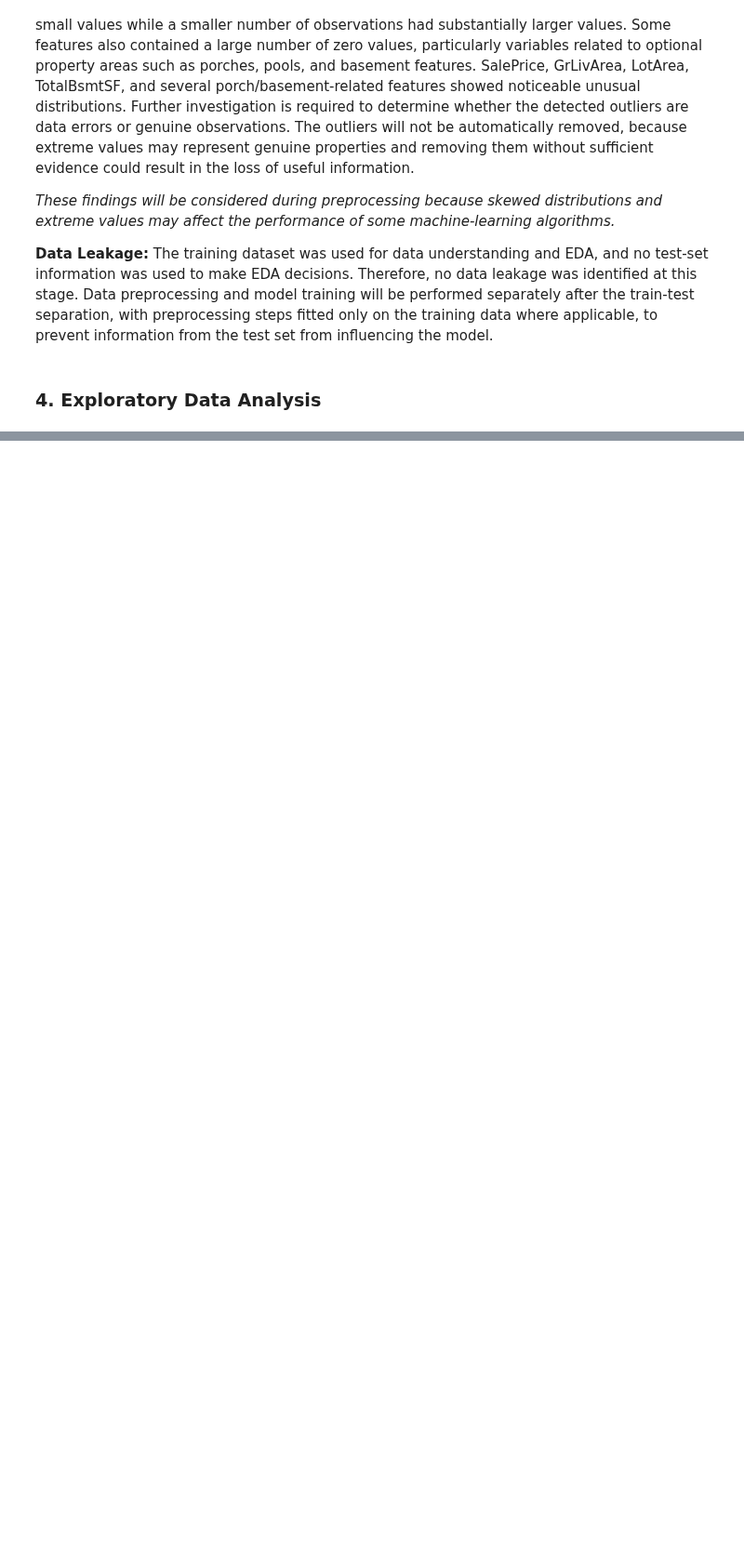
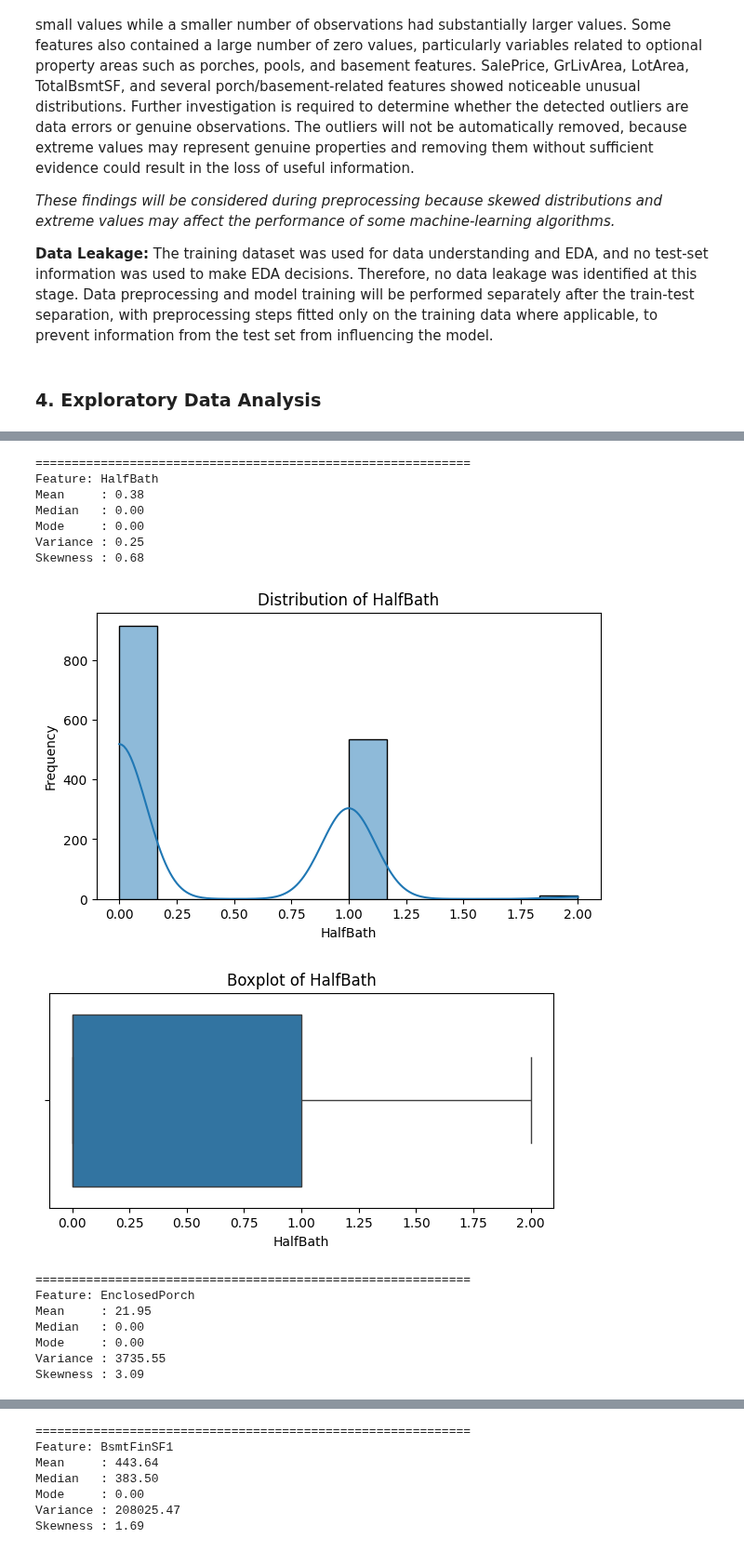
Before and after one commit to VenuriDampahalage/ames-housing-price-prediction, a Jupyter notebook: eda.ipynb, the cells around one changed output, grey strips where cells are left out. Shown at 93% size. Cells and saved outputs as stored; diff of their text form; code cells hidden in the pictures; blank space fills up the shorter version.

```diff
--- a/eda.ipynb
+++ b/eda.ipynb
@@ -759,0 +962,5 @@ The training dataset was used for data understanding and EDA, and no test-set in
+# %%
+highly_skewed = skewness[abs(skewness) > 1]
+
+print("Highly skewed features:")
+print(highly_skewed)
@@ -759,0 +1011,12 @@ The training dataset was used for data understanding and EDA, and no test-set in
+# %%
+unusual_features = set(highly_skewed.index).union(
+    set(many_zeros.index)
+)
+
+unusual_features = list(unusual_features)
+
+print("Number of unusual distribution features:",
+      len(unusual_features))
+
+print("\nUnusual distribution features:")
+print(unusual_features)
@@ -759,0 +1028,55 @@ The training dataset was used for data understanding and EDA, and no test-set in
+# %%
+for col in unusual_features:
+
+    # Statistics
+    mean_value = df[col].mean()
+    median_value = df[col].median()
+    mode_value = df[col].mode()[0]
+    variance_value = df[col].var()
+    skewness_value = df[col].skew()
+
+    print("=" * 60)
+    print(f"Feature: {col}")
+    print(f"Mean     : {mean_value:.2f}")
+    print(f"Median   : {median_value:.2f}")
+    print(f"Mode     : {mode_value:.2f}")
+    print(f"Variance : {variance_value:.2f}")
+    print(f"Skewness : {skewness_value:.2f}")
+
+    # Histogram
+    plt.figure(figsize=(7, 4))
+
+    sns.histplot(df[col], kde=True)
+
+    plt.title(f"Distribution of {col}")
+    plt.xlabel(col)
+    plt.ylabel("Frequency")
+
+    plt.show()
+
+    # Boxplot
+    plt.figure(figsize=(7, 3))
+
+    sns.boxplot(x=df[col])
+
+    plt.title(f"Boxplot of {col}")
+    plt.xlabel(col)
+
+    plt.show()
+# %% [output]
+============================================================
+Feature: HalfBath
+Mean     : 0.38
+Median   : 0.00
+Mode     : 0.00
+Variance : 0.25
+Skewness : 0.68
+[figure, added]
+[figure, added]
+============================================================
+Feature: EnclosedPorch
+Mean     : 21.95
+Median   : 0.00
+Mode     : 0.00
+Variance : 3735.55
+Skewness : 3.09
@@ -759,0 +1085,7 @@ The training dataset was used for data understanding and EDA, and no test-set in
+============================================================
+Feature: BsmtFinSF1
+Mean     : 443.64
+Median   : 383.50
+Mode     : 0.00
+Variance : 208025.47
+Skewness : 1.69
```
Also changed, not shown: parts of 35 cells of this notebook.
